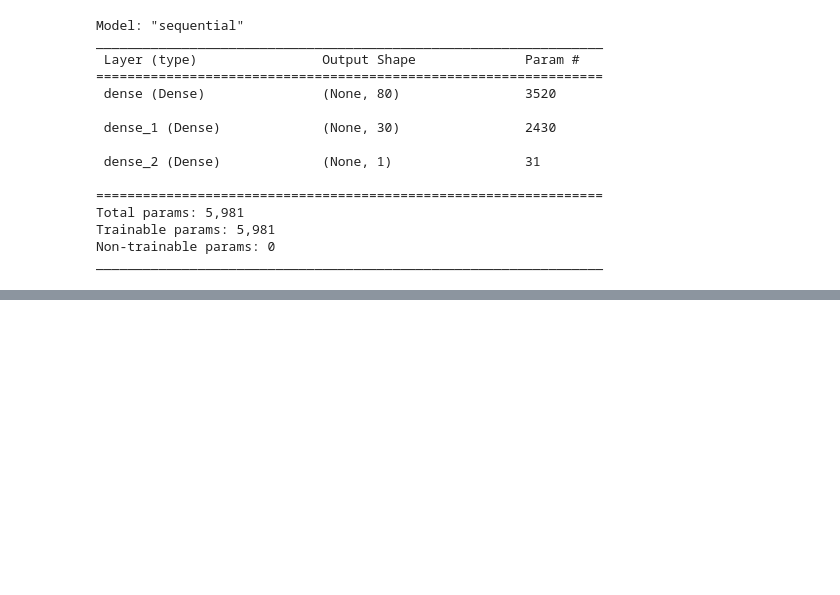
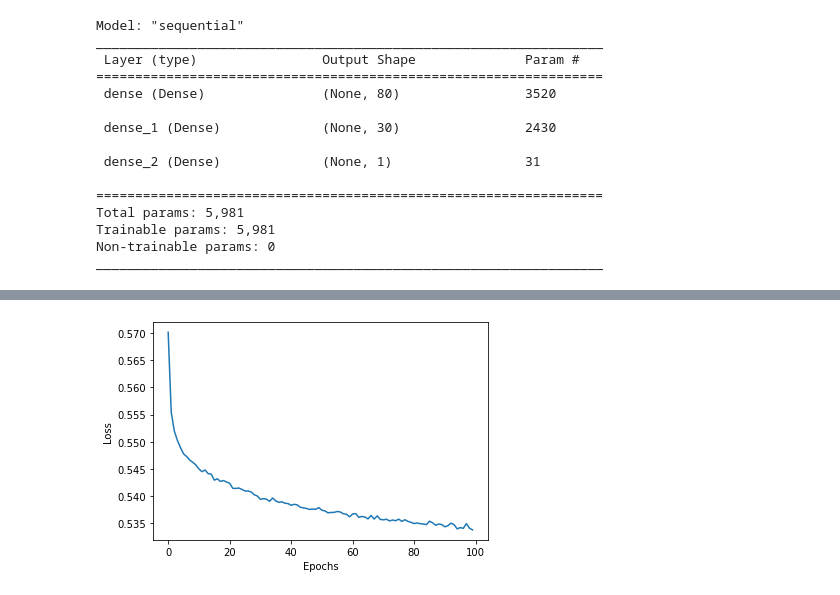
Before and after one commit to vasantap/Charity-funding-predictor, a Jupyter notebook: main.ipynb, the cells around one changed output, grey strips where cells are left out. Saved outputs shown, nothing was run; the diff lists cells and outputs as text; code cells hidden in the pictures; blank space fills up the shorter version.

Commit message:
Added epochs vs loss graph

```diff
--- a/main.ipynb
+++ b/main.ipynb
@@ -277,3 +277,12 @@ Epoch 100/100
+# %%
+# Graph the epochs vs loss
+import matplotlib.pyplot as plt
+plt.plot(nn_fit_model.history['loss'])
+plt.xlabel('Epochs')
+plt.ylabel('Loss')
+plt.show()
+# %% [output]
+[figure, added]
 # %%
 # Evaluate the model using the test data
 model_loss, model_accuracy = nn_model.evaluate(X_test_scaled,y_test,verbose=2)
```
Also changed, not shown: parts of 2 cells of this notebook, 1 other file.
